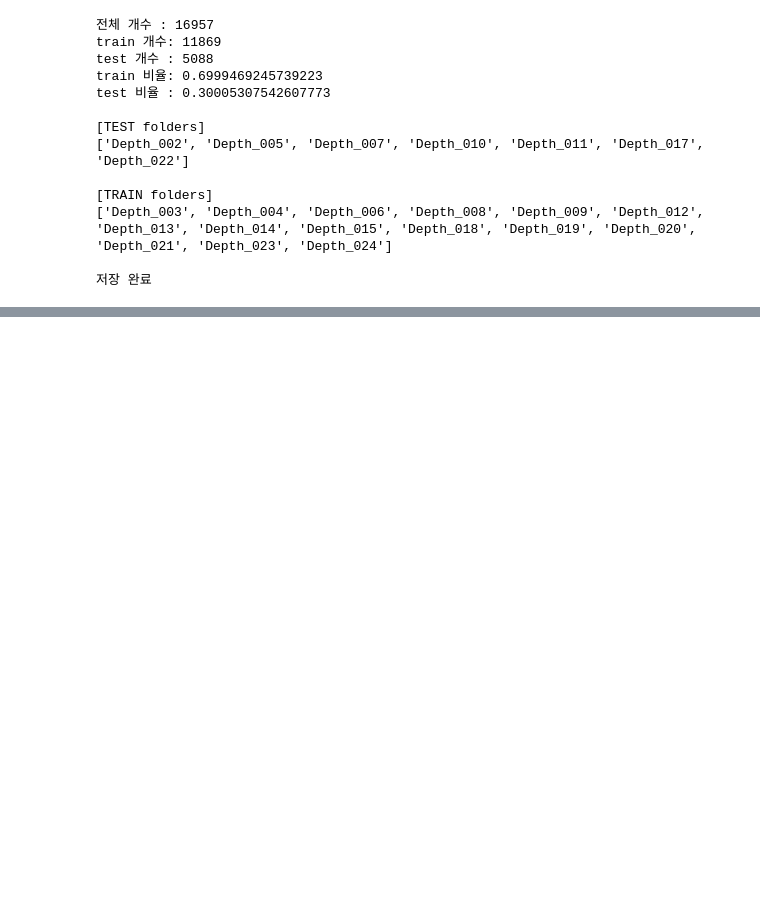
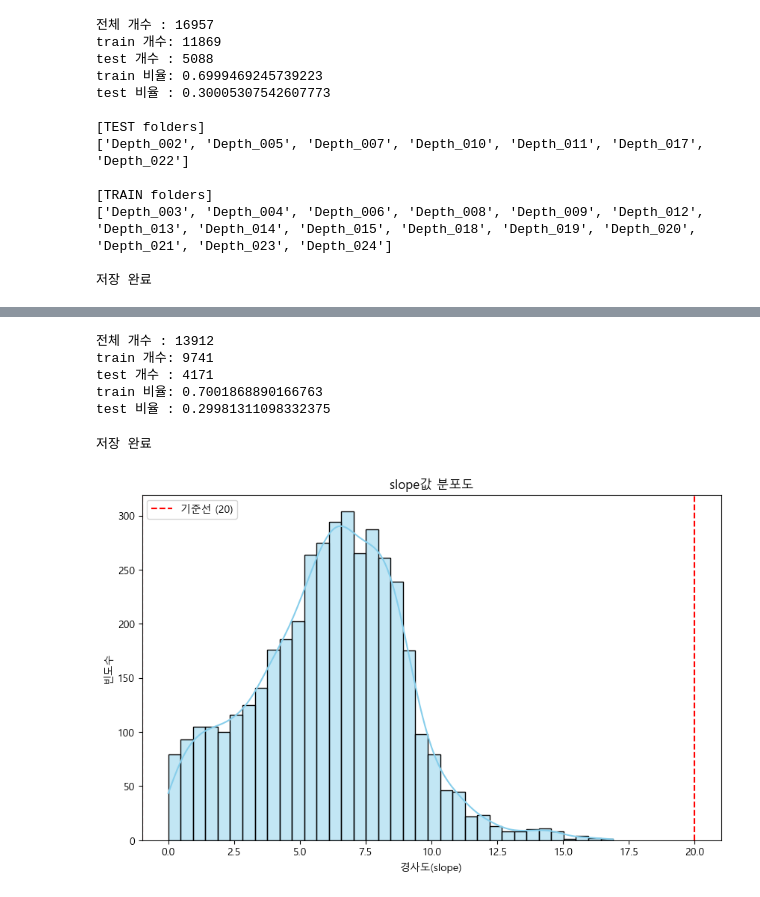
Before and after one commit to PU3-Lab/wheel-safe, a Jupyter notebook: notebooks/data_all_preprocessing.ipynb, the cells around one changed output, grey strips where cells are left out. Saved outputs shown, nothing was run; the diff lists cells and outputs as text; code cells hidden in the pictures; blank space fills up the shorter version.

```diff
--- a/notebooks/data_all_preprocessing.ipynb
+++ b/notebooks/data_all_preprocessing.ipynb
@@ -454,0 +455,56 @@ plt.show()
+# %%
+test_folders = [
+    'Depth_004',
+    'Depth_007',
+    'Depth_010',
+    'Depth_012',
+    'Depth_013',
+    'Depth_014',
+    'Depth_020',
+    'Depth_023',
+]
+
+train_df = df[~df['folder'].isin(test_folders)].copy()
+test_df = df[df['folder'].isin(test_folders)].copy()
+
+print('전체 개수 :', len(df))
+print('train 개수:', len(train_df))
+print('test 개수 :', len(test_df))
+print('train 비율:', len(train_df) / len(df))
+print('test 비율 :', len(test_df) / len(df))
+# %% [output]
+전체 개수 : 13912
+train 개수: 9741
+test 개수 : 4171
+train 비율: 0.7001868890166763
+test 비율 : 0.29981311098332375
+# %%
+# 저장
+train_df.to_csv('../output/slope_labels_total_train_70%.csv', index=False)
+test_df.to_csv('../output/slope_labels_total_test_30%.csv', index=False)
+
+print('\n저장 완료')
+# %% [output]
+저장 완료
+# %%
+import matplotlib.pyplot as plt
+import seaborn as sns
+
+# 한글 깨짐 방지 설정 (필요 시)
+plt.rcParams['font.family'] = 'Malgun Gothic'
+
+# 데이터 시각화
+plt.figure(figsize=(10, 6))
+sns.histplot(test_df['slope_avg'].dropna(), kde=True, color='skyblue')
+
+# 절댓값 20 지점에 가이드라인 표시
+plt.axvline(20, color='red', linestyle='--', label='기준선 (20)')
+plt.axvline(-1, color='red', linestyle='--')
+
+plt.title('slope값 분포도')
+plt.xlabel('경사도(slope)')
+plt.ylabel('빈도수')
+plt.legend()
+plt.show()
+# %% [output]
+[figure, added]
```
Also changed, not shown: parts of 13 cells of this notebook, 1 other file.
